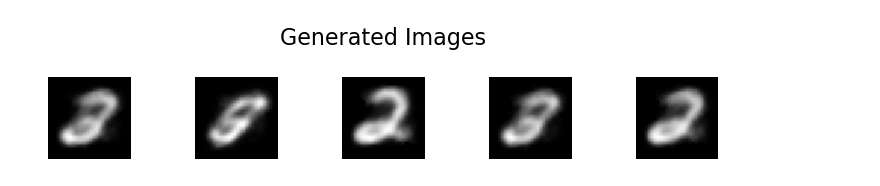
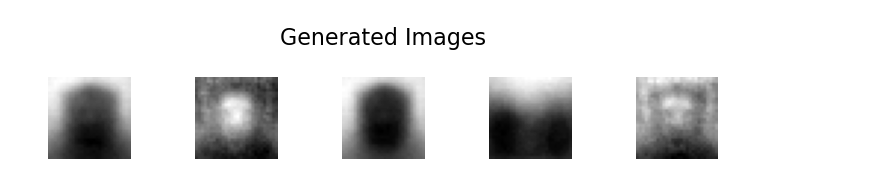
Before and after one commit to Kuramathi/UDP, a Jupyter notebook: models/VAE/vae.ipynb, the cells around one changed output. Drawn from its saved outputs; the diff is of its cells as text; code cells hidden in the pictures.

```diff
--- a/models/VAE/vae.ipynb
+++ b/models/VAE/vae.ipynb
@@ -25,11 +31,3 @@ def plot_latent_space(compressed_data, labels):
     plt.ylabel('Latent Dimension 2')
     plt.title('Latent Space Visualization')
     plt.show()
-# %%
-def load_mnist_data():
-    (X_train, _), (_, _) = mnist.load_data()
-    X_train = X_train.reshape(X_train.shape[0], -1) / 255.0
-    return X_train
-
-data = load_mnist_data()
-plot_images(data, title='Original Images', n_rows=1, n_cols=5)
@@ -37,0 +34,20 @@ plot_images(data, title='Original Images', n_rows=1, n_cols=5)
+# %%
+data_dir = '../../data'
+# %%
+def load_image_data(data_dir, img_size=(28, 28)):
+    labels = ['portrait', 'other']
+    data = []
+    label_data = []
+    for label in labels:
+        folder_path = os.path.join(data_dir, label)
+        for filename in os.listdir(folder_path):
+            img_path = os.path.join(folder_path, filename)
+            img = load_img(img_path, target_size=img_size, color_mode='grayscale')
+            img_array = img_to_array(img).astype('float32') / 255.0
+            data.append(img_array.flatten())
+            label_data.append(labels.index(label))
+    data, label_data = shuffle(np.array(data), np.array(label_data))
+    return data, label_data
+
+data, label_data = load_image_data(data_dir)
+plot_images(data, title='Original Images', n_rows=1, n_cols=5)
@@ -89,7 +107,7 @@ def create_vae(input_dim, encoding_dim):
 
     return vae, encoder, decoder
 # %%
-def train_vae(data, encoding_dim, epochs=50, batch_size=256):
+def train_vae(data, encoding_dim, epochs=500, batch_size=256):
     input_dim = data.shape[1]
     vae, encoder, decoder = create_vae(input_dim, encoding_dim)
     vae.fit(data, epochs=epochs, batch_size=batch_size, shuffle=True)
@@ -132,5 +150,5 @@ plot_images(decompressed_data, title='Decompressed Images', n_rows=1, n_cols=5)
 # %%
-def generate_new_images(decoder, encoding_dim, n_images=10, noise_level=0.1):
+def generate_new_images(decoder, encoding_dim, n_images=10, noise_level=0.5):
     new_images = []
     for _ in range(n_images):
         random_encoded = np.random.normal(scale=noise_level, size=(1, encoding_dim))
@@ -154 +172 @@ plot_images(generated_images, title='Generated Images', n_rows=1, n_cols=5)
-[figure, old version]
+[figure, new version]
```
Also changed, not shown: parts of 8 cells of this notebook, 8 other files.
